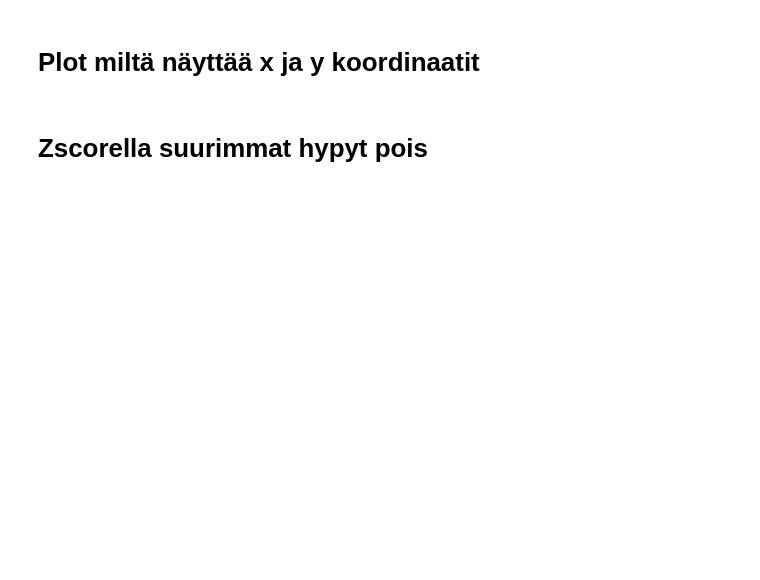
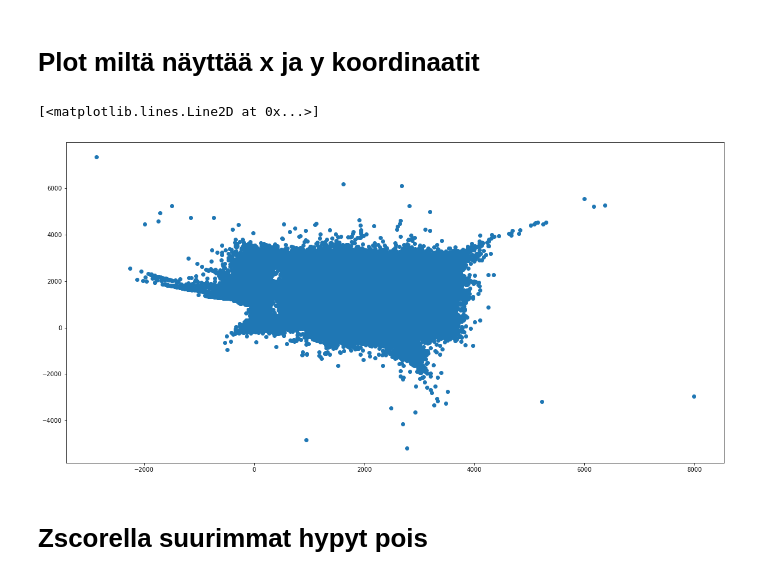
Before and after one commit to Erik-Eki/Project-2-machine-learning-applications, a Jupyter notebook: Datan_Siivous.ipynb, the cells around one changed output. Cells and saved outputs as stored; diff of their text form; code cells hidden in the pictures; blank space fills up the shorter version.

```diff
--- a/Datan_Siivous.ipynb
+++ b/Datan_Siivous.ipynb
@@ -21,11 +29,11 @@ df.head()
 # %% [markdown]
 # Plot miltä näyttää x ja y koordinaatit
 # %%
-img = plt.imread("whitepic.png")
-fig, ax = plt.subplots()
-ax.imshow(img,extent=(-5000,15000,10000,-5000),aspect='auto')
 plt.rcParams['figure.figsize'] = [20,10]
-plt.plot(df.x, df.y, 'o')
+plt.plot(df.x[:1000000], df.y[:1000000], 'o')
+# %% [output]
+[<matplotlib.lines.Line2D at 0x...>]
+[figure, added]
 # %% [markdown]
 # Zscorella suurimmat hypyt pois
 # %%
```
Also changed, not shown: parts of 4 cells of this notebook, 1 other file.
